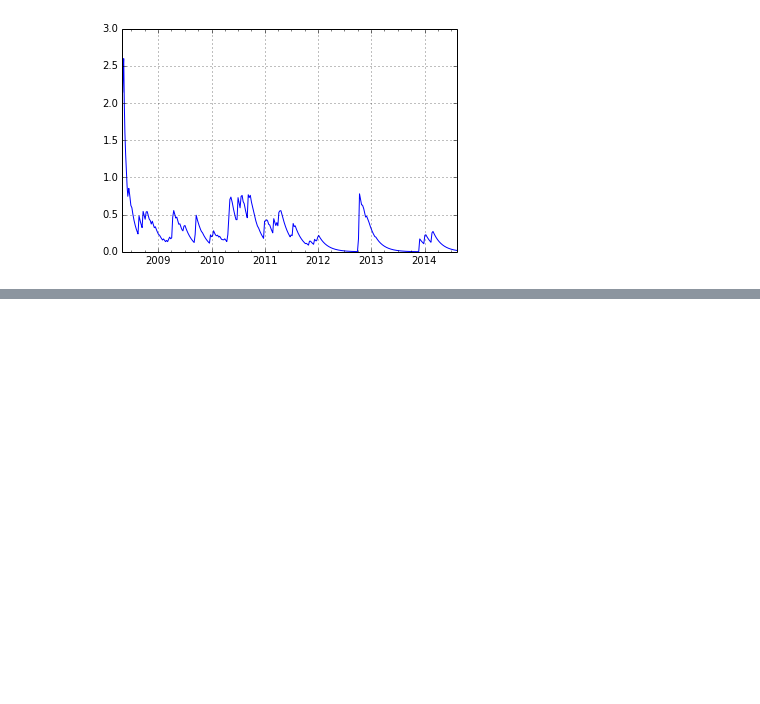
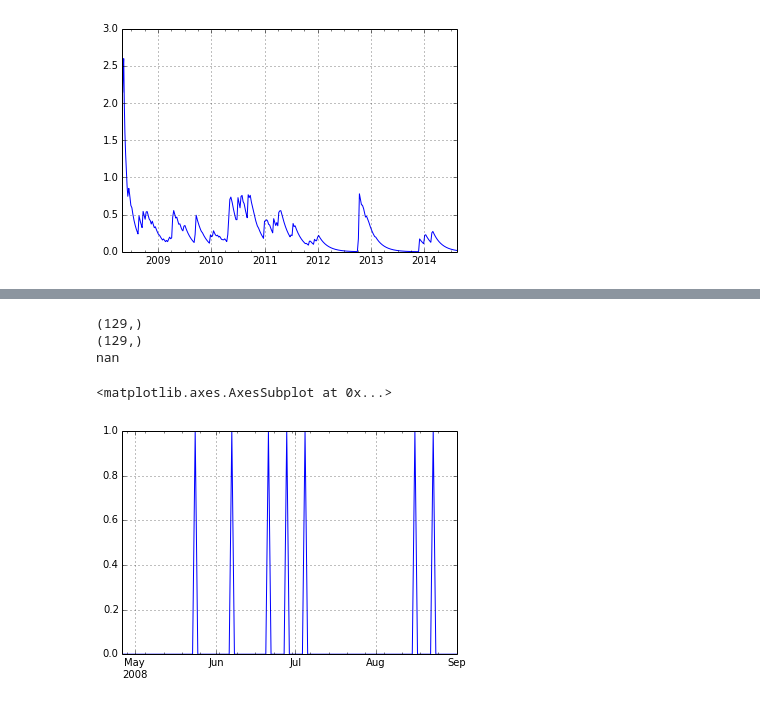
Before and after one commit to gauthamnair/repopulse, a Jupyter notebook: testingFeatureMaker.ipynb, the cells around one changed output, grey strips where cells are left out. Saved outputs shown, nothing was run; the diff lists cells and outputs as text; code cells hidden in the pictures; blank space fills up the shorter version.

```diff
--- a/testingFeatureMaker.ipynb
+++ b/testingFeatureMaker.ipynb
@@ -162,0 +210,14 @@ smoothed.plot()
+# %%
+different_from_last = noActivity.diff()
+
+print different_from_last.shape
+print noActivity.shape
+print different_from_last[0]
+different_from_last[0] = False
+different_from_last.plot()
+# %% [output]
+(129,)
+(129,)
+nan
+<matplotlib.axes.AxesSubplot at 0x...>
+[figure, added]
```
Also changed, not shown: parts of 55 cells of this notebook, 3 other files.
